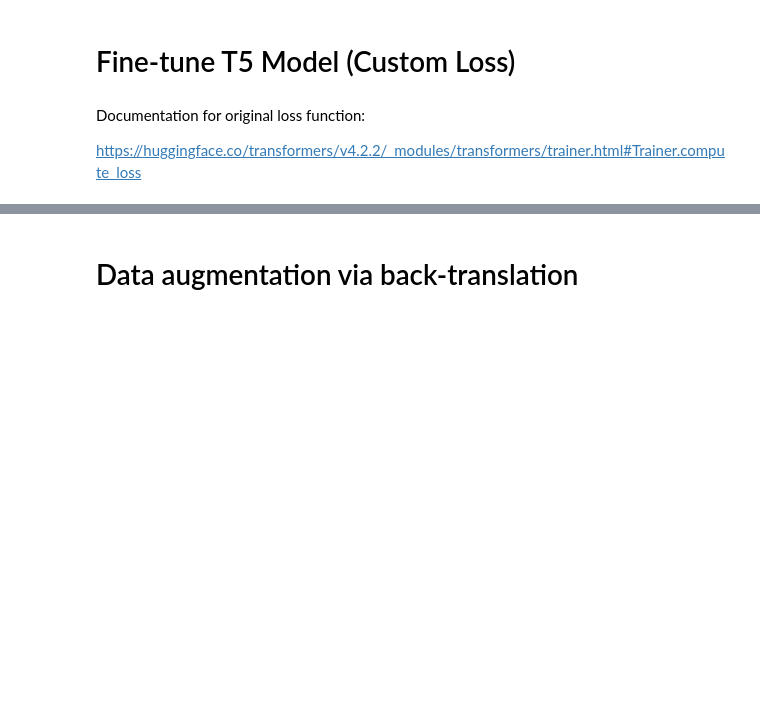
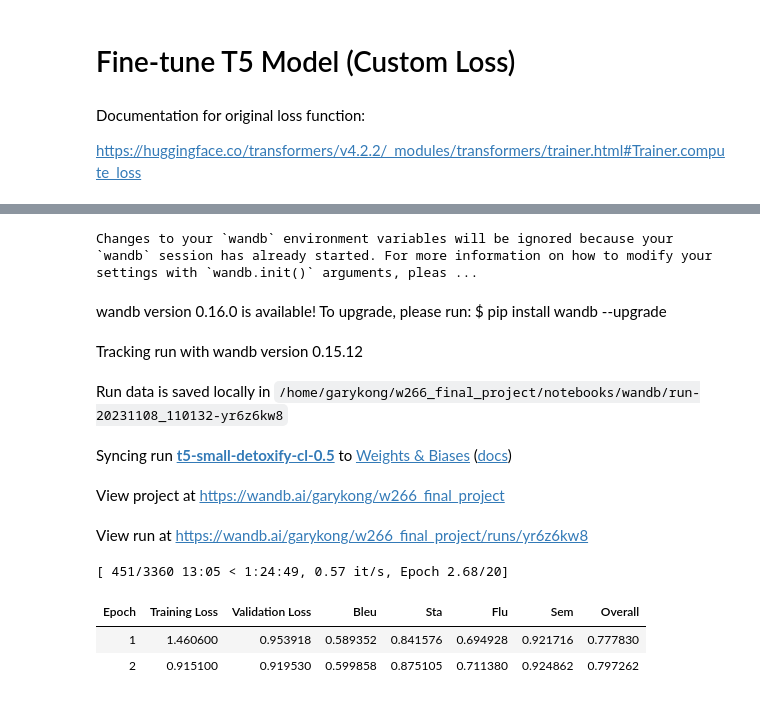
Before and after one commit to garyukong/T5-TextDetoxification, a Jupyter notebook: notebooks/2_Models.ipynb, the cells around one changed output, grey strips where cells are left out. Saved outputs shown, nothing was run; the diff lists cells and outputs as text; code cells hidden in the pictures; blank space fills up the shorter version.

```diff
--- a/notebooks/2_Models.ipynb
+++ b/notebooks/2_Models.ipynb
@@ -320,8 +240,6 @@ def calc_tox_acceptability(
     Returns:
         array of toxicity and acceptability scores.
     """
-    model = model.to(DEVICE)
-
     inputs = tokenizer(data, return_tensors="pt", padding=True).to(DEVICE)
     with torch.no_grad():
         logits = model(**inputs)["logits"]
@@ -406,11 +324,11 @@ def evaluate_metrics(
     # Return a dictionary of metrics
     results = {
         "BLEU": bleu,
-        "STA_preds": sta_pred,
+        "STA": sta_pred,
         # "STA_pct": sta_pct,
-        "Acceptability_preds": acc_pred,
+        "FLU": acc_pred,
         # "Acceptability_pct": acc_pct,
-        "BERT_score_f1": bert_score_f1,
+        "SEM": bert_score_f1,
         "Overall": composite_score,
     }
     if include_bleurt:
@@ -460,21 +386,0 @@ delete_eval_validation
-# %%
-Y_PRED_BART_PICKLE_FILE = "../data/processed/y_pred_bart.pkl"
-
-if os.path.isfile(Y_PRED_BART_PICKLE_FILE):
-    # Load predictions from pickle file
-    with open(Y_PRED_BART_PICKLE_FILE, "rb") as f:
-        y_pred_bart = pickle.load(f)
-else:
-    # Create predictions using BART
-    pipe_bart = pipeline("text2text-generation", model="s-nlp/bart-base-detox", device=DEVICE)
-
-    # Create predictions using BART and show progress using tqdm
-    y_pred_bart = pipe_bart(raw_datasets["validation"]['source'], max_length=MAX_OUTPUT_LENGTH, truncation=True)
-
-    # Convert to list of strings
-    y_pred_bart = [x["generated_text"] for x in y_pred_bart]
-    y_pred_bart[:5]
-
-    # Save predictions as a pickle file
-    with open(Y_PRED_BART_PICKLE_FILE, "wb") as f:
-        pickle.dump(y_pred_bart, f)
@@ -1354,12 +999,5 @@ Now we can train the model with the best hyperparameter for classifier_loss_weig
 # %%
-tokenized_datasets_t5_small = add_prefix(raw_datasets).map(
-    preprocess_function,
-    fn_kwargs={'tokenizer': tokenizer_t5_small},
-    batched=True,
-    remove_columns=["source", "target"],
-)
-
-trainer_t5_small_cl = setup_trainer_customloss(
+trainer_t5_small_cl_1 = setup_trainer_customloss(
     output_dir_name="t5-small-detoxify-cl",
     model_checkpoint="t5-small",
     train_dataset=tokenized_datasets_t5_small["train"],
@@ -1368,6 +1006,7 @@ trainer_t5_small_cl = setup_trainer_customloss(
     classifier_loss_weight=0.5,
 )
 
-wandb.init(project="w266_final_project", name="t5-small-detoxify-cl")
-trainer_t5_small_cl.train()
+wandb.init(project="w266_final_project", name="t5-small-detoxify-cl-0.5")
+trainer_t5_small_cl_1.train()
 wandb.finish()
+# %% [output]
@@ -1374,2 +1016,11 @@ wandb.finish()
+Changes to your `wandb` environment variables will be ignored because your `wandb` session has already started. For more information on how to modify your settings with `wandb.init()` arguments, pleas ...
+wandb version 0.16.0 is available! To upgrade, please run: $ pip install wandb --upgrade
+Tracking run with wandb version 0.15.12
+Run data is saved locally in /home/garykong/w266_final_project/notebooks/wandb/run-20231108_110132-yr6z6kw8
+Syncing run t5-small-detoxify-cl-0.5 to Weights & Biases (docs)
+View project at https://wandb.ai/garykong/w266_final_project
+View run at https://wandb.ai/garykong/w266_final_project/runs/yr6z6kw8
+[ 451/3360 13:05 < 1:24:49, 0.57 it/s, Epoch 2.68/20]
+| Epoch | Training Loss | Validation Loss | Bleu | Sta | Flu | Sem | Overall |
+| 1 | 1.460600 | 0.953918 | 0.589352 | 0.841576 | 0.694928 | 0.921716 | 0.777830 |
+| 2 | 0.915100 | 0.919530 | 0.599858 | 0.875105 | 0.711380 | 0.924862 | 0.797262 |
-# %% [markdown]
-# Data augmentation via back-translation
```
Also changed, not shown: parts of 40 cells of this notebook, 1 other file.
